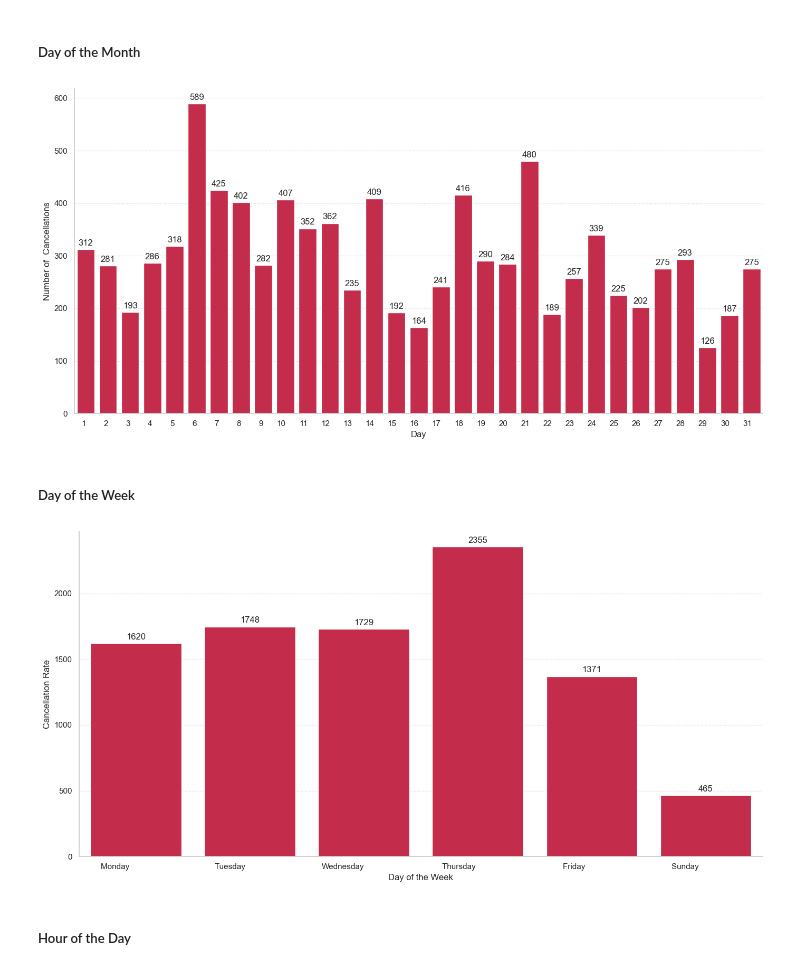
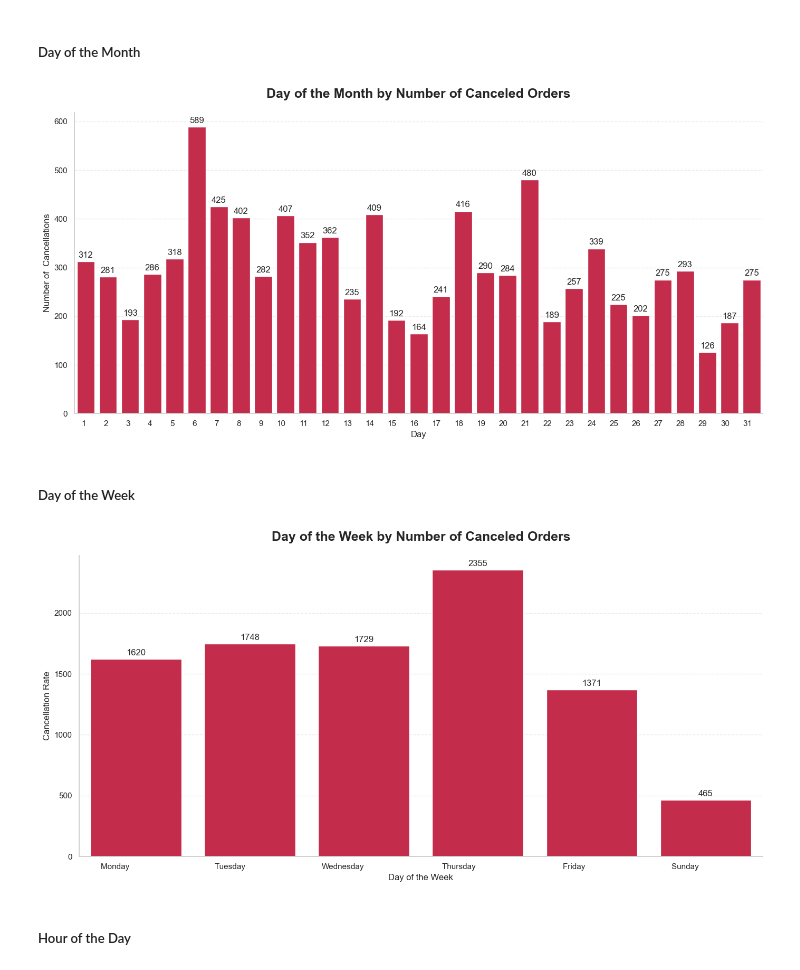
Before and after one commit to Timon-NEON/marketplace_sql_ml_analitics_project, a Jupyter notebook: notebooks/02_sql_analysis.ipynb, the cells around one changed output. Cells and saved outputs as stored; diff of their text form; code cells hidden in the pictures.

```diff
--- a/notebooks/02_sql_analysis.ipynb
+++ b/notebooks/02_sql_analysis.ipynb
@@ -479,35 +512,35 @@ query_day_month_check = """
 """
 
 df_day_month_check = pd.read_sql(query_day_month_check, engine)
-vertical_bar_plot(df_day_month_check, 'day', 'cancellations', ylabel='Number of  Cancellations')
+vertical_bar_plot(df_day_month_check, 'day', 'cancellations', title='Day of the Month by Number of Canceled Orders', ylabel='Number of  Cancellations')
 # %% [output]
-[figure, old version]
+[figure, new version]
 # %% [markdown]
 ##### Day of the Week
 # %%
 query_day_week_check = """
     SELECT
         dow_int,
         dow,
         COUNT(*) FILTER (WHERE canceled = true) AS cancellations
     FROM (
         SELECT
             EXTRACT(ISODOW FROM invoicedate) AS dow_int,
             TO_CHAR(invoicedate, 'Day') AS dow,
             canceled
         FROM sales
     )
     GROUP BY
         dow_int, dow
     ORDER BY
         dow_int
 
 """
 
 df_day_week_check = pd.read_sql(query_day_week_check, engine)
-vertical_bar_plot(df_day_week_check, 'dow', 'cancellations', xlabel='Day of the Week', ylabel='Cancellation Rate')
+vertical_bar_plot(df_day_week_check, 'dow', 'cancellations', title='Day of the Week by Number of Canceled Orders', xlabel='Day of the Week', ylabel='Cancellation Rate')
 # %% [output]
-[figure, old version]
+[figure, new version]
 # %% [markdown]
 ##### Hour of the Day
 # %%
```
Also changed, not shown: parts of 39 cells of this notebook, 17 other files.
